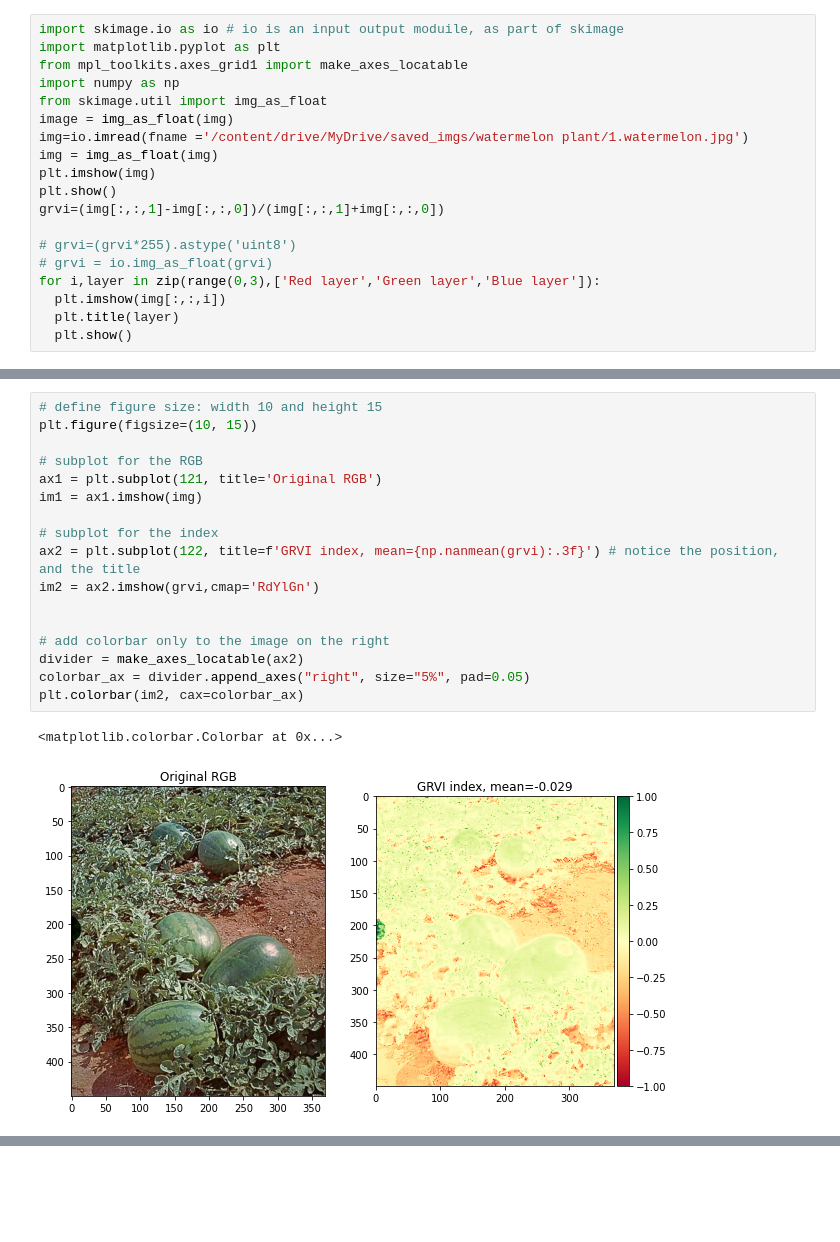
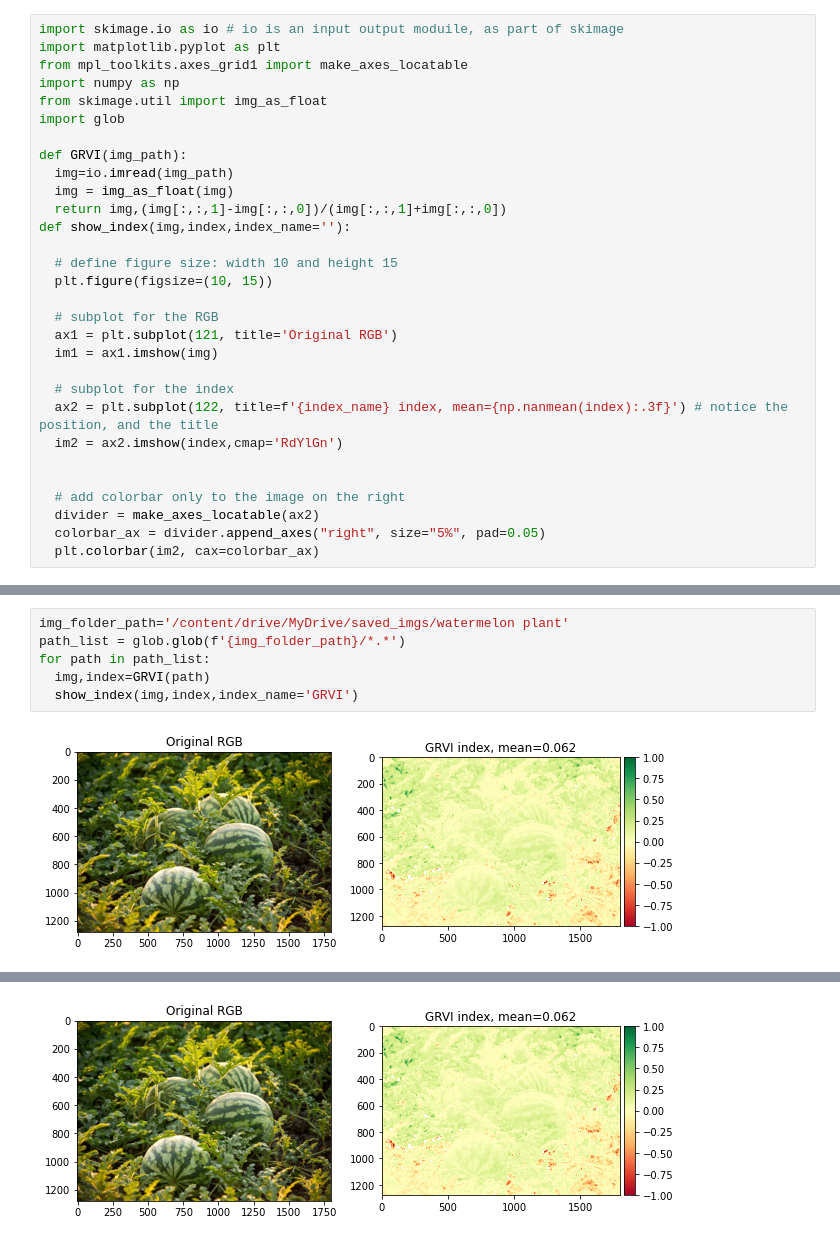
Before and after one commit to eitanfass/Tomato_quality, a Jupyter notebook: GRVI.ipynb, the cells around one changed output, grey strips where cells are left out. Saved outputs shown, nothing was run; the diff lists cells and outputs as text; blank space fills up the shorter version.

```diff
--- a/GRVI.ipynb
+++ b/GRVI.ipynb
@@ -6,16 +6,27 @@ import matplotlib.pyplot as plt
 from mpl_toolkits.axes_grid1 import make_axes_locatable
 import numpy as np
 from skimage.util import img_as_float
-image = img_as_float(img)
-img=io.imread(fname ='/content/drive/MyDrive/saved_imgs/watermelon plant/1.watermelon.jpg')
-img = img_as_float(img)
-plt.imshow(img)
-plt.show()
-grvi=(img[:,:,1]-img[:,:,0])/(img[:,:,1]+img[:,:,0])
+import glob
 
-# grvi=(grvi*255).astype('uint8')
-# grvi = io.img_as_float(grvi)
-for i,layer in zip(range(0,3),['Red layer','Green layer','Blue layer']):
-  plt.imshow(img[:,:,i])
-  plt.title(layer)
-  plt.show()
+def GRVI(img_path):
+  img=io.imread(img_path)
+  img = img_as_float(img)
+  return img,(img[:,:,1]-img[:,:,0])/(img[:,:,1]+img[:,:,0])
+def show_index(img,index,index_name=''):
+
+  # define figure size: width 10 and height 15
+  plt.figure(figsize=(10, 15))
+
+  # subplot for the RGB
+  ax1 = plt.subplot(121, title='Original RGB')
+  im1 = ax1.imshow(img)
+
+  # subplot for the index
+  ax2 = plt.subplot(122, title=f'{index_name} index, mean={np.nanmean(index):.3f}') # notice the position, and the title
+  im2 = ax2.imshow(index,cmap='RdYlGn')
+
+
+  # add colorbar only to the image on the right
+  divider = make_axes_locatable(ax2)
+  colorbar_ax = divider.append_axes("right", size="5%", pad=0.05)
+  plt.colorbar(im2, cax=colorbar_ax)
@@ -27,20 +33,8 @@ for i,layer in zip(range(0,3),['Red layer','Green layer','Blue layer']):
-# %%
-# define figure size: width 10 and height 15
-plt.figure(figsize=(10, 15))
-
-# subplot for the RGB
-ax1 = plt.subplot(121, title='Original RGB')
-im1 = ax1.imshow(img)
-
-# subplot for the index
-ax2 = plt.subplot(122, title=f'GRVI index, mean={np.nanmean(grvi):.3f}') # notice the position, and the title
-im2 = ax2.imshow(grvi,cmap='RdYlGn')
-
-
-# add colorbar only to the image on the right
-divider = make_axes_locatable(ax2)
-colorbar_ax = divider.append_axes("right", size="5%", pad=0.05)
-plt.colorbar(im2, cax=colorbar_ax)
-# %% [output]
-<matplotlib.colorbar.Colorbar at 0x...>
-[figure, removed]
+# %%
+img_folder_path='/content/drive/MyDrive/saved_imgs/watermelon plant'
+path_list = glob.glob(f'{img_folder_path}/*.*')
+for path in path_list:
+  img,index=GRVI(path)
+  show_index(img,index,index_name='GRVI')
+# %% [output]
+[figure, added]
@@ -46,0 +42 @@ plt.colorbar(im2, cax=colorbar_ax)
+[figure, added]
```
Also changed, not shown: parts of 2 cells of this notebook.
